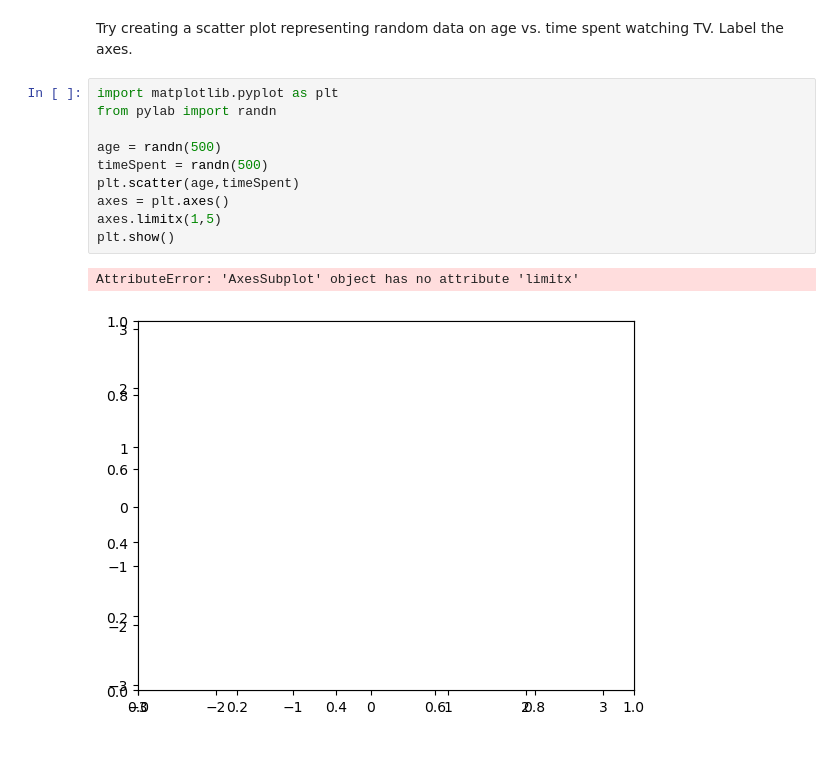
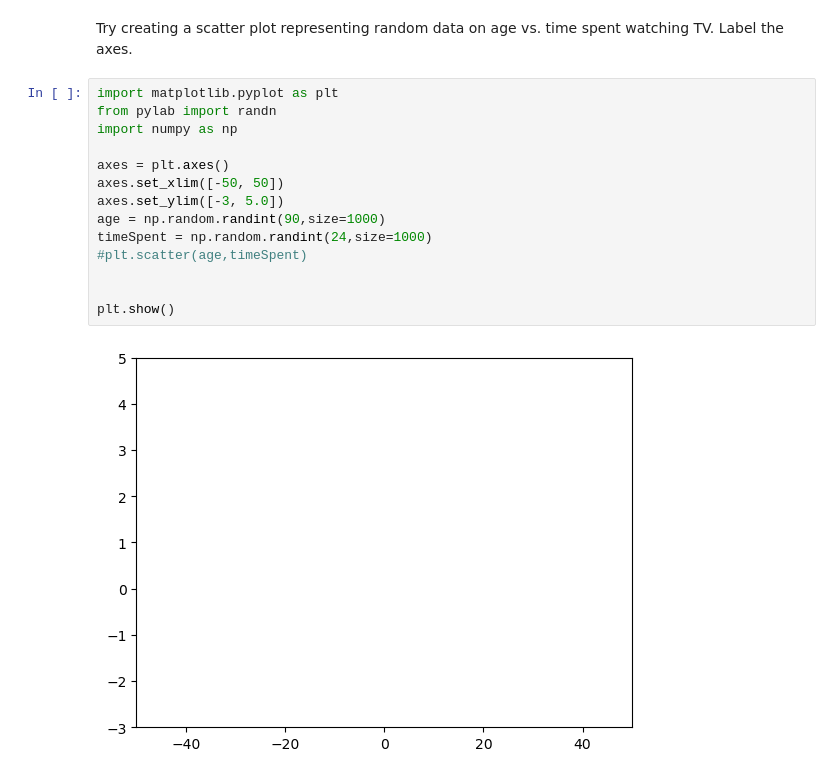
Before and after one commit to Vozikis/machine-learning, a Jupyter notebook: MLCourse/MatPlotLib.ipynb, the cells around one changed output. Drawn from its saved outputs; the diff is of its cells as text; blank space fills up the shorter version.

Commit message:
scatter ages vs time spent on tv example

```diff
--- a/MLCourse/MatPlotLib.ipynb
+++ b/MLCourse/MatPlotLib.ipynb
@@ -187,13 +187,16 @@ Try creating a scatter plot representing random data on age vs. time spent watch
 # %%
 import matplotlib.pyplot as plt
 from pylab import randn
+import numpy as np
 
-age = randn(500)
-timeSpent = randn(500)
-plt.scatter(age,timeSpent)
 axes = plt.axes()
-axes.limitx(1,5)
+axes.set_xlim([-50, 50])
+axes.set_ylim([-3, 5.0])
+age = np.random.randint(90,size=1000)
+timeSpent = np.random.randint(24,size=1000)
+#plt.scatter(age,timeSpent)
+
+
 plt.show()
 # %% [output]
-AttributeError: 'AxesSubplot' object has no attribute 'limitx'
-[figure, old version]
+[figure, new version]
```
